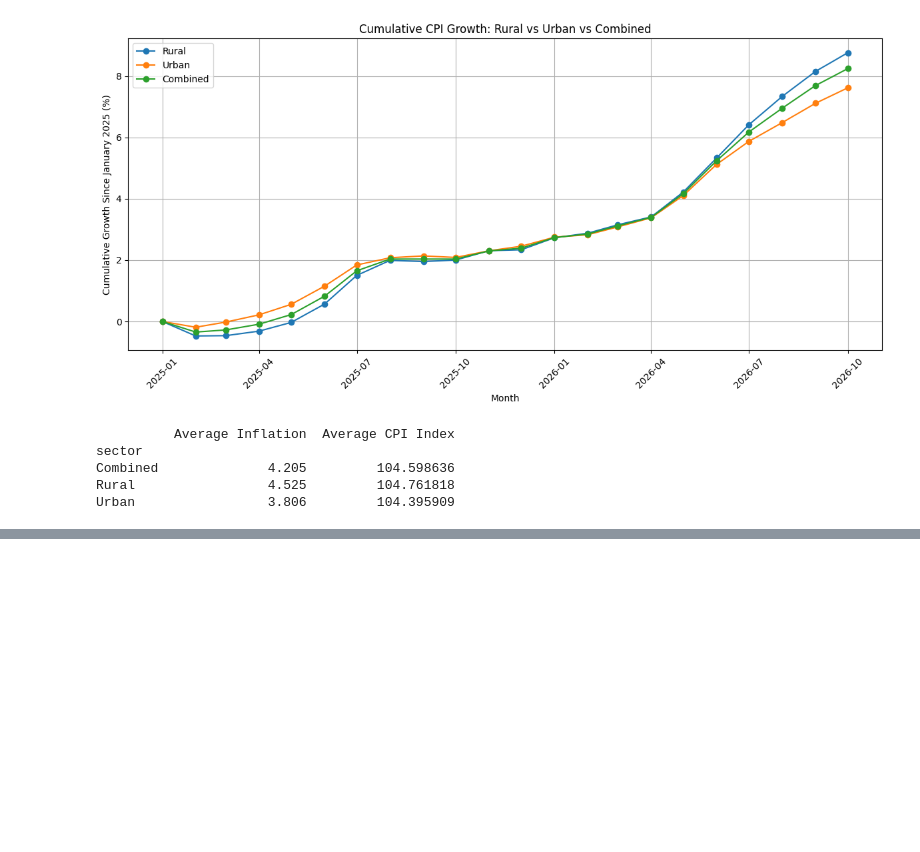
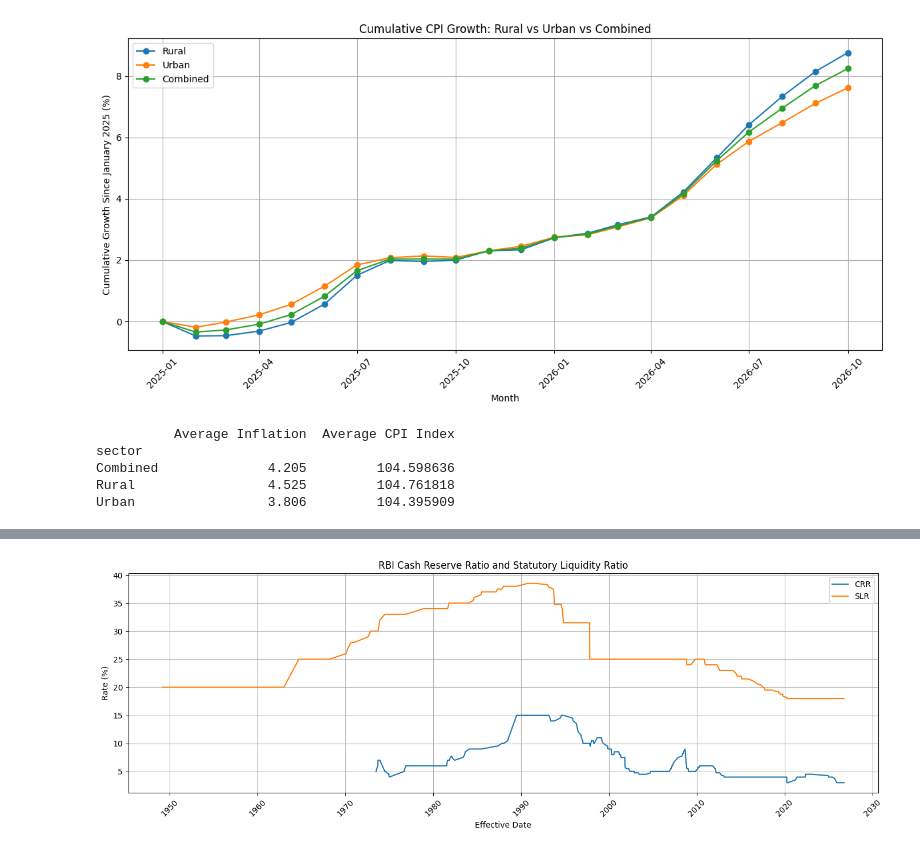
Before and after one commit to alwinbshaji/indian-economic-data-analysis-inflation-forecasting, a Jupyter notebook: Data_collection.ipynb, the cells around one changed output, grey strips where cells are left out. Cells and saved outputs as stored; diff of their text form; code cells hidden in the pictures; blank space fills up the shorter version.

```diff
--- a/Data_collection.ipynb
+++ b/Data_collection.ipynb
@@ -1446,0 +1593,25 @@ Column names:
+# %%
+plt.figure(figsize=(14, 5))
+
+plt.plot(
+    rbi_data['effective_date'],
+    rbi_data['crr'],
+    label='CRR'
+)
+
+plt.plot(
+    rbi_data['effective_date'],
+    rbi_data['slr'],
+    label='SLR'
+)
+
+plt.title('RBI Cash Reserve Ratio and Statutory Liquidity Ratio')
+plt.xlabel('Effective Date')
+plt.ylabel('Rate (%)')
+plt.legend()
+plt.grid(True)
+plt.xticks(rotation=45)
+plt.tight_layout()
+plt.show()
+# %% [output]
+[figure, added]
```
Also changed, not shown: parts of 12 cells of this notebook.
